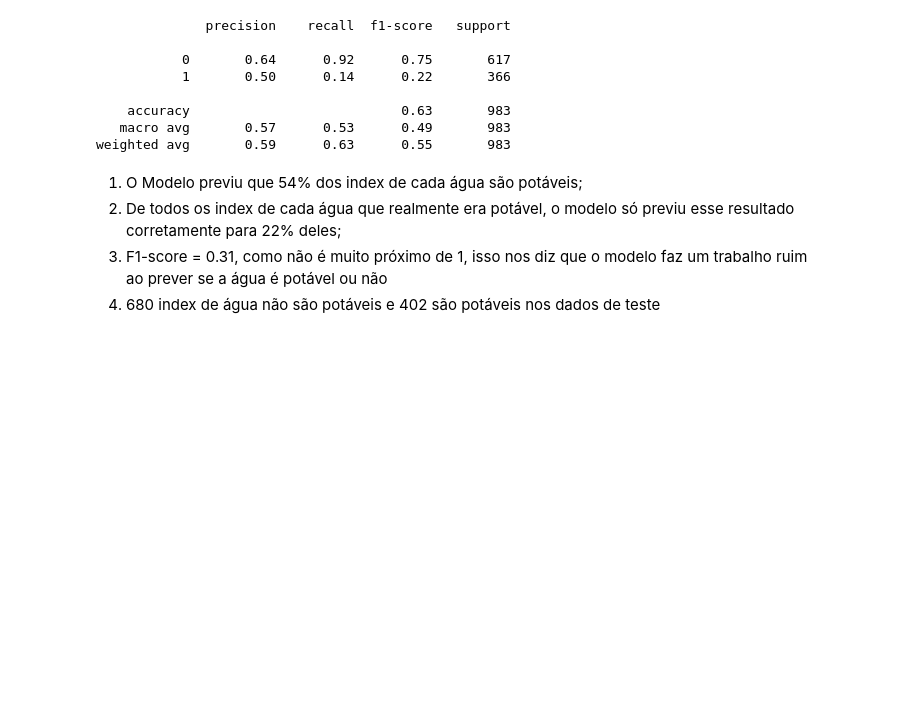
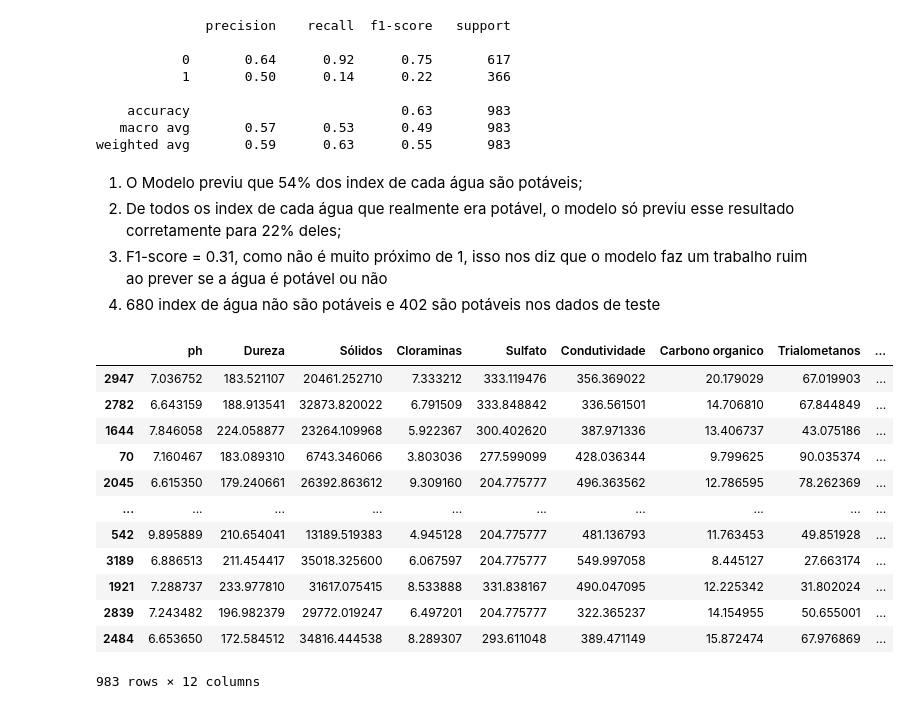
Before and after one commit to rguto11/ProjetoIntegrador3, a Jupyter notebook: trabalho.ipynb, the cells around one changed output. Cells and saved outputs as stored; diff of their text form; code cells hidden in the pictures; blank space fills up the shorter version.

```diff
--- a/trabalho.ipynb
+++ b/trabalho.ipynb
@@ -440,3 +448,28 @@ weighted avg       0.59      0.63      0.55       983
 2. De todos os index de cada água que realmente era potável, o modelo só previu esse resultado corretamente para 22% deles;
 3. F1-score = 0.31, como não é muito próximo de 1, isso nos diz que o modelo faz um trabalho ruim ao prever se a água é potável ou não
 4. 680 index de água não são potáveis e 402 são potáveis nos dados de teste
+# %%
+# montamos uma tabela com as previsões, indicando se estavam corretas ou não
+Data_pred = pd.concat([X_test, y_test, pd.Series(y_pred, index = y_test.index),
+                     y_test == y_pred],
+                    axis = 1
+                   )
+
+Data_pred.columns = ['ph', 'Dureza', 'Sólidos', 'Cloraminas', 'Sulfato', 'Condutividade',
+                   'Carbono organico', 'Trialometanos', 'Turbidez', 'Potabilidade',
+                   'y_pred', 'pred_ok']
+Data_pred
+# %% [output]
+|  | ph | Dureza | Sólidos | Cloraminas | Sulfato | Condutividade | Carbono organico | Trialometanos | ... |
+| 2947 | 7.036752 | 183.521107 | 20461.252710 | 7.333212 | 333.119476 | 356.369022 | 20.179029 | 67.019903 | ... |
+| 2782 | 6.643159 | 188.913541 | 32873.820022 | 6.791509 | 333.848842 | 336.561501 | 14.706810 | 67.844849 | ... |
+| 1644 | 7.846058 | 224.058877 | 23264.109968 | 5.922367 | 300.402620 | 387.971336 | 13.406737 | 43.075186 | ... |
+| 70 | 7.160467 | 183.089310 | 6743.346066 | 3.803036 | 277.599099 | 428.036344 | 9.799625 | 90.035374 | ... |
+| 2045 | 6.615350 | 179.240661 | 26392.863612 | 9.309160 | 204.775777 | 496.363562 | 12.786595 | 78.262369 | ... |
+| ... | ... | ... | ... | ... | ... | ... | ... | ... | ... |
+| 542 | 9.895889 | 210.654041 | 13189.519383 | 4.945128 | 204.775777 | 481.136793 | 11.763453 | 49.851928 | ... |
+| 3189 | 6.886513 | 211.454417 | 35018.325600 | 6.067597 | 204.775777 | 549.997058 | 8.445127 | 27.663174 | ... |
+| 1921 | 7.288737 | 233.977810 | 31617.075415 | 8.533888 | 331.838167 | 490.047095 | 12.225342 | 31.802024 | ... |
+| 2839 | 7.243482 | 196.982379 | 29772.019247 | 6.497201 | 204.775777 | 322.365237 | 14.154955 | 50.655001 | ... |
+| 2484 | 6.653650 | 172.584512 | 34816.444538 | 8.289307 | 293.611048 | 389.471149 | 15.872474 | 67.976869 | ... |
+983 rows × 12 columns
```
Also changed, not shown: parts of 2 cells of this notebook.
